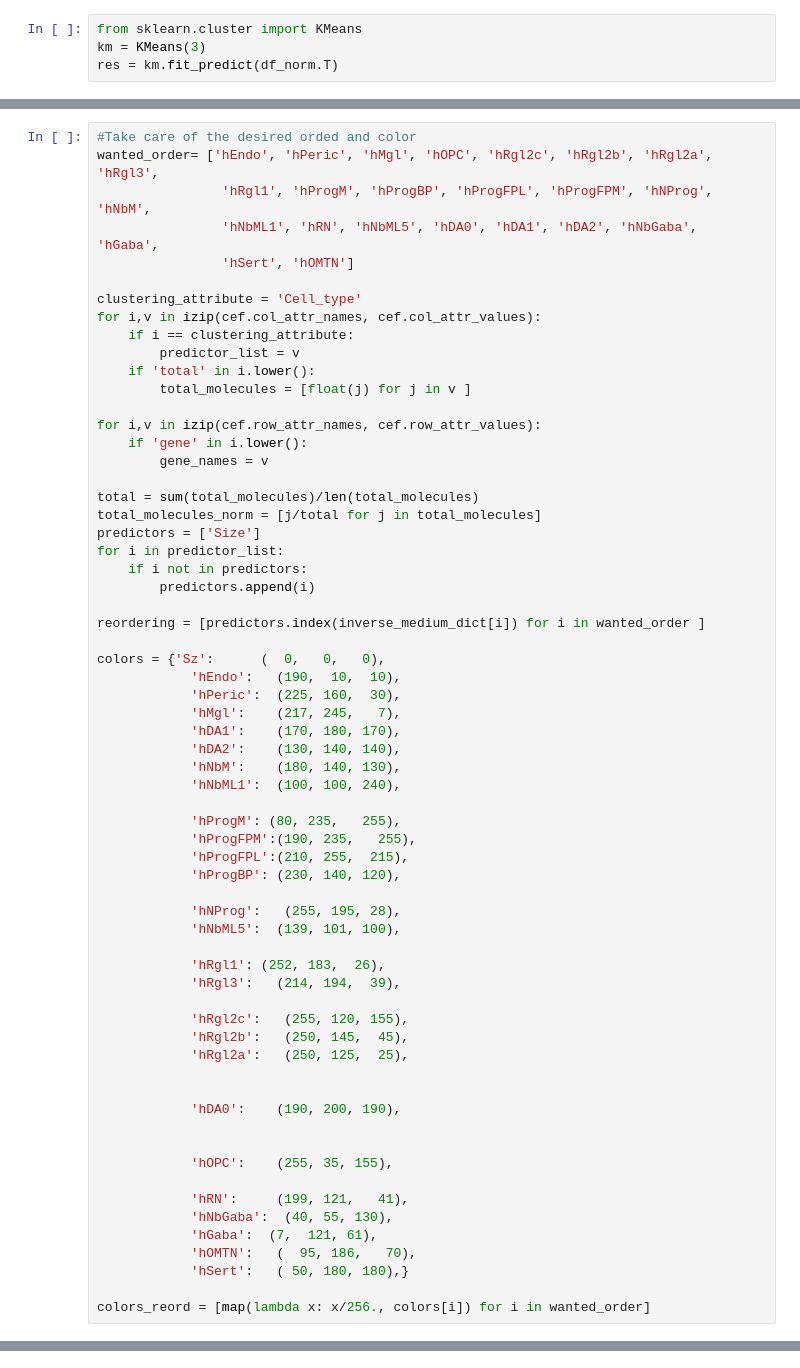
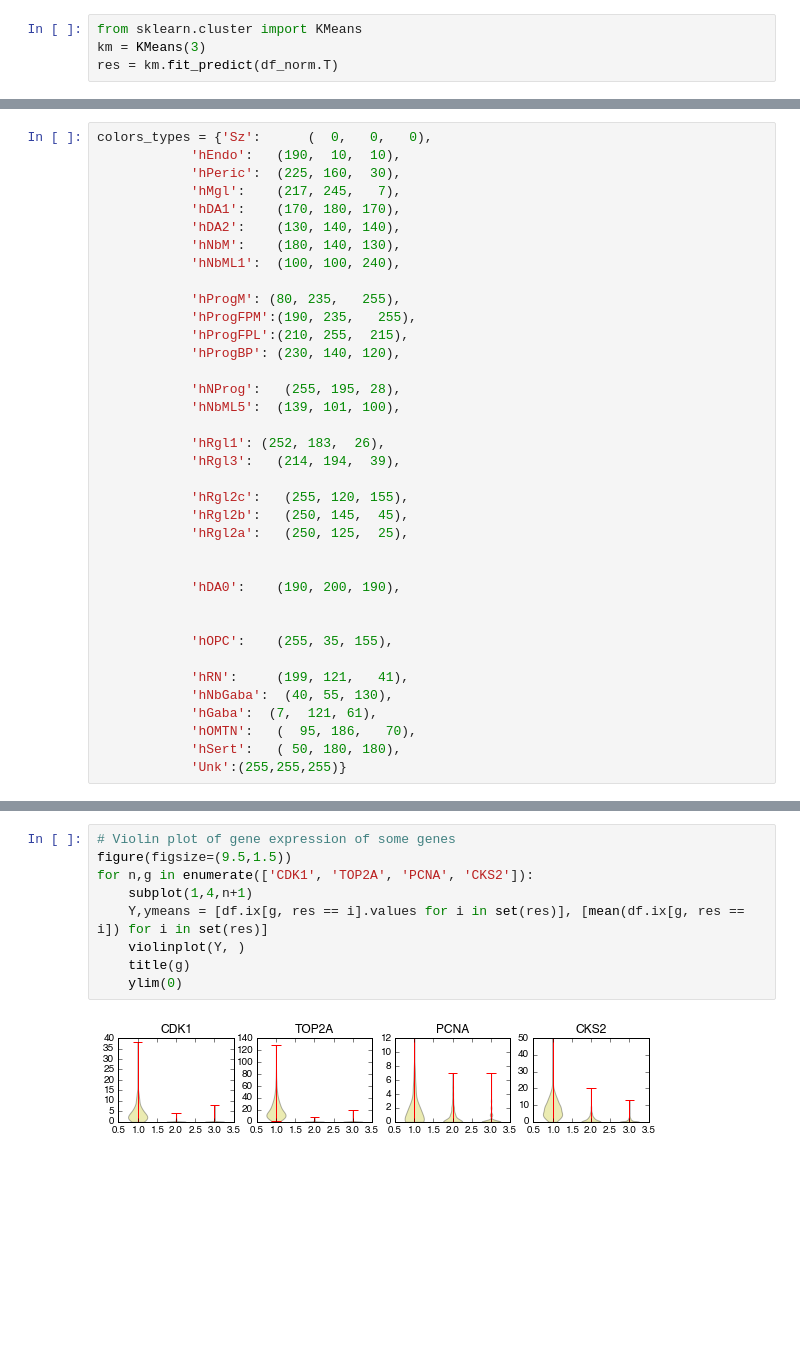
Before and after one commit to linnarsson-lab/ipynb-lamanno2016, a Jupyter notebook: ipynb-lamanno2016-proliferation.ipynb, the cells around one changed output, grey strips where cells are left out. Saved outputs shown, nothing was run; the diff lists cells and outputs as text; blank space fills up the shorter version.

```diff
--- a/ipynb-lamanno2016-proliferation.ipynb
+++ b/ipynb-lamanno2016-proliferation.ipynb
@@ -102,31 +67,5 @@ celltypes= array(  cef.col_attr_values[1] )
 # %%
-#Take care of the desired orded and color
-wanted_order= ['hEndo', 'hPeric', 'hMgl', 'hOPC', 'hRgl2c', 'hRgl2b', 'hRgl2a', 'hRgl3',
-                'hRgl1', 'hProgM', 'hProgBP', 'hProgFPL', 'hProgFPM', 'hNProg', 'hNbM',
-                'hNbML1', 'hRN', 'hNbML5', 'hDA0', 'hDA1', 'hDA2', 'hNbGaba', 'hGaba',
-                'hSert', 'hOMTN']
-
-clustering_attribute = 'Cell_type'
-for i,v in izip(cef.col_attr_names, cef.col_attr_values):
-    if i == clustering_attribute:
-        predictor_list = v
-    if 'total' in i.lower():
-        total_molecules = [float(j) for j in v ]
-
-for i,v in izip(cef.row_attr_names, cef.row_attr_values):
-    if 'gene' in i.lower():
-        gene_names = v
-
-total = sum(total_molecules)/len(total_molecules)
-total_molecules_norm = [j/total for j in total_molecules]
-predictors = ['Size']
-for i in predictor_list:
-    if i not in predictors:
-        predictors.append(i)
-
-reordering = [predictors.index(inverse_medium_dict[i]) for i in wanted_order ]
-
-colors = {'Sz':      (  0,   0,   0),
+colors_types = {'Sz':      (  0,   0,   0),
             'hEndo':   (190,  10,  10),
             'hPeric':  (225, 160,  30),
             'hMgl':    (217, 245,   7),
@@ -160,6 +99,5 @@ colors = {'Sz':      (  0,   0,   0),
             'hNbGaba':  (40, 55, 130),
             'hGaba':  (7,  121, 61),
             'hOMTN':   (  95, 186,   70),
-            'hSert':   ( 50, 180, 180),}
-
-colors_reord = [map(lambda x: x/256., colors[i]) for i in wanted_order]
+            'hSert':   ( 50, 180, 180),
+            'Unk':(255,255,255)}
@@ -167,0 +108,11 @@ colors_reord = [map(lambda x: x/256., colors[i]) for i in wanted_order]
+# %%
+# Violin plot of gene expression of some genes
+figure(figsize=(9.5,1.5))
+for n,g in enumerate(['CDK1', 'TOP2A', 'PCNA', 'CKS2']):
+    subplot(1,4,n+1)
+    Y,ymeans = [df.ix[g, res == i].values for i in set(res)], [mean(df.ix[g, res == i]) for i in set(res)]
+    violinplot(Y, )
+    title(g)
+    ylim(0)
+# %% [output]
+[figure, added]
```
Also changed, not shown: parts of 44 cells of this notebook, 1 other file.
